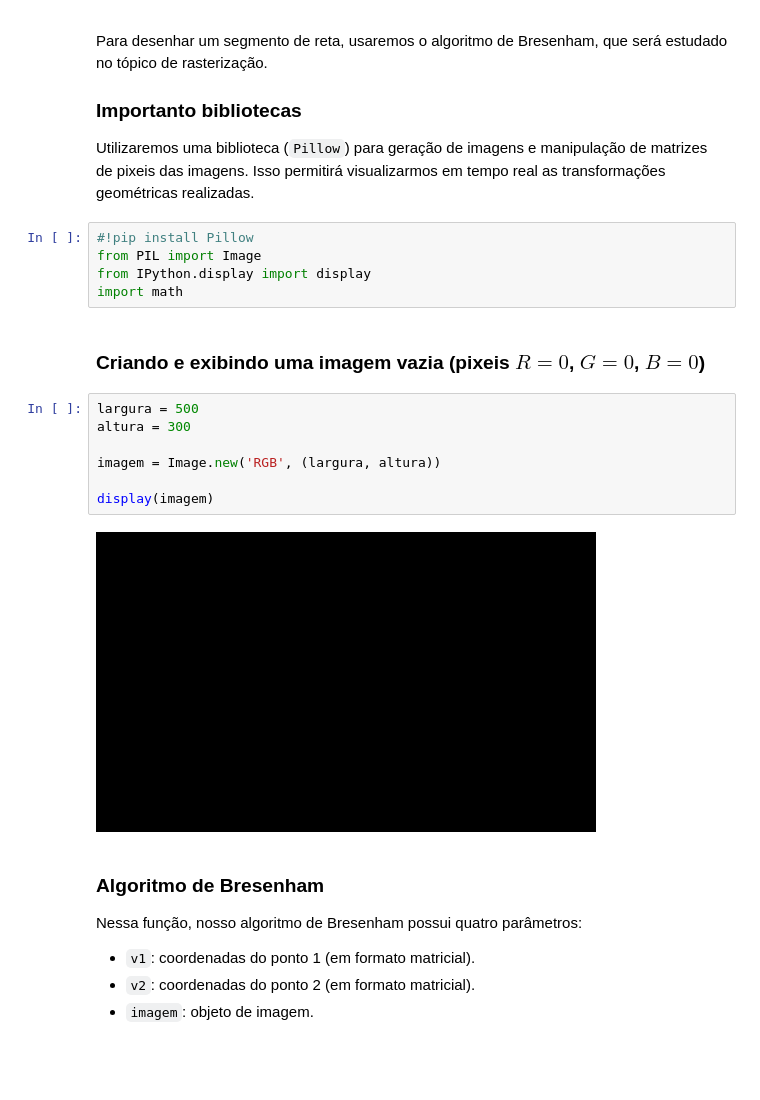
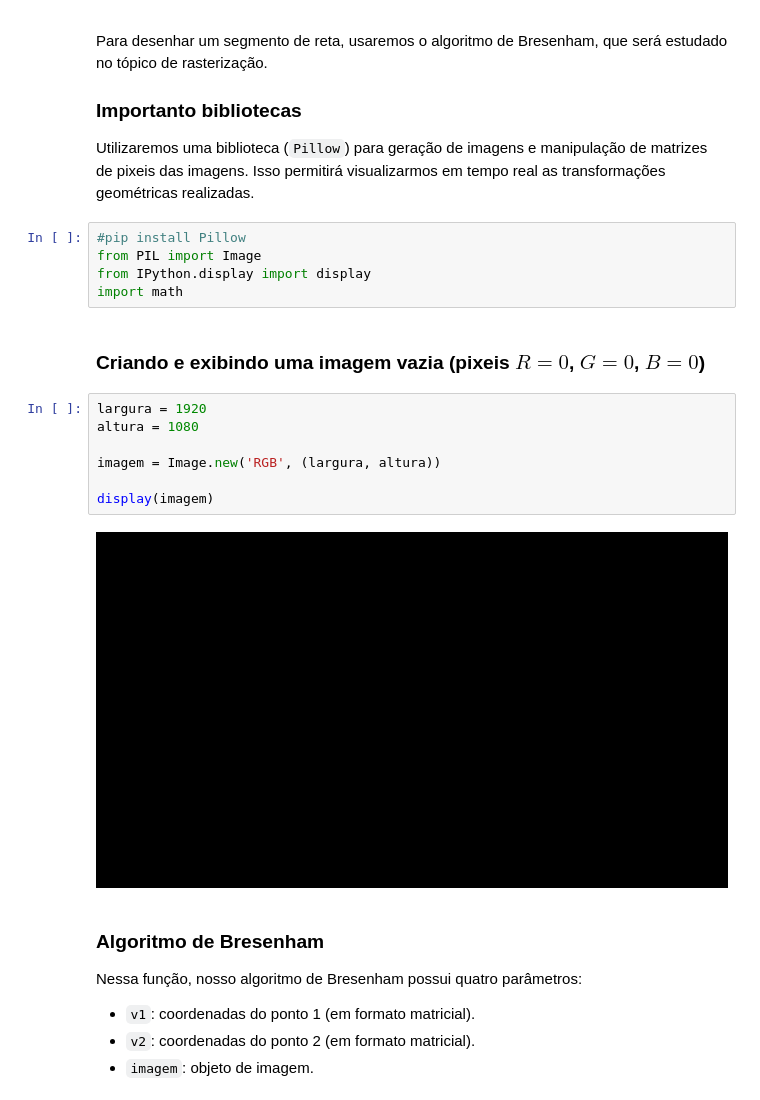
Before and after one commit to jonh-carvalho/CG_24.2_8001, a Jupyter notebook: docs/_Disciplina/docs/notebooks/tg/Aula4.Ex1 - Transformação Geométrica (Exemplos em 2D).ipynb, the cells around one changed output. Drawn from its saved outputs; the diff is of its cells as text; blank space fills up the shorter version.

```diff
--- a/docs/_Disciplina/docs/notebooks/tg/Aula4.Ex1 - Transformação Geométrica (Exemplos em 2D).ipynb
+++ b/docs/_Disciplina/docs/notebooks/tg/Aula4.Ex1 - Transformação Geométrica (Exemplos em 2D).ipynb
@@ -10,21 +10,21 @@ Para desenhar um segmento de reta, usaremos o algoritmo de Bresenham, que será
 ### Importanto bibliotecas
 Utilizaremos uma biblioteca (`Pillow`) para geração de imagens e manipulação de matrizes de pixeis das imagens. Isso permitirá visualizarmos em tempo real as transformações geométricas realizadas.
 # %%
-#!pip install Pillow
+#pip install Pillow
 from PIL import Image
 from IPython.display import display
 import math
 # %% [markdown]
 ### Criando e exibindo uma imagem vazia (pixeis $R=0$, $G=0$, $B=0$)
 # %%
-largura = 500
-altura = 300
+largura = 1920
+altura = 1080
 
 imagem = Image.new('RGB', (largura, altura))
 
 display(imagem)
 # %% [output]
-[figure, old version]
+[figure, new version]
 # %% [markdown]
 ### Algoritmo de Bresenham
 Nessa função, nosso algoritmo de Bresenham possui quatro parâmetros:
```
Also changed, not shown: parts of 5 cells of this notebook, 2 other files.
